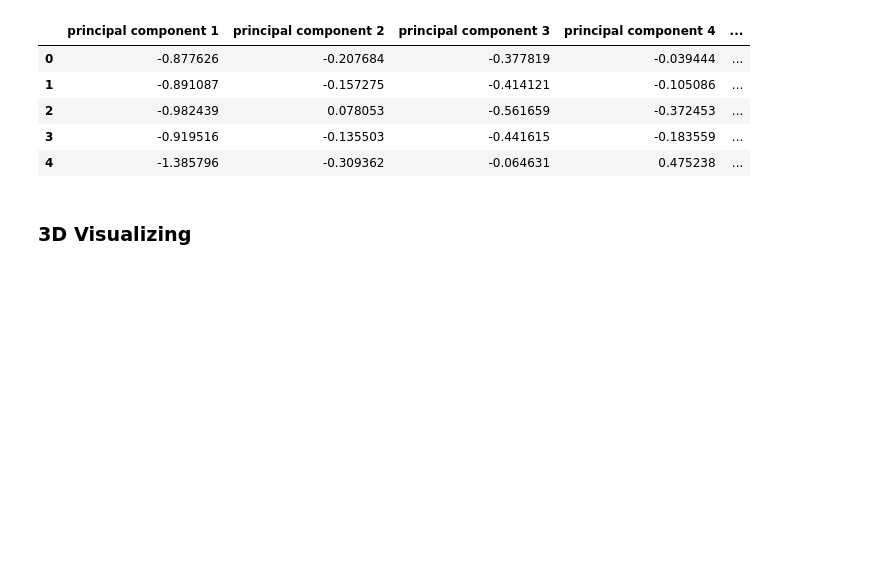
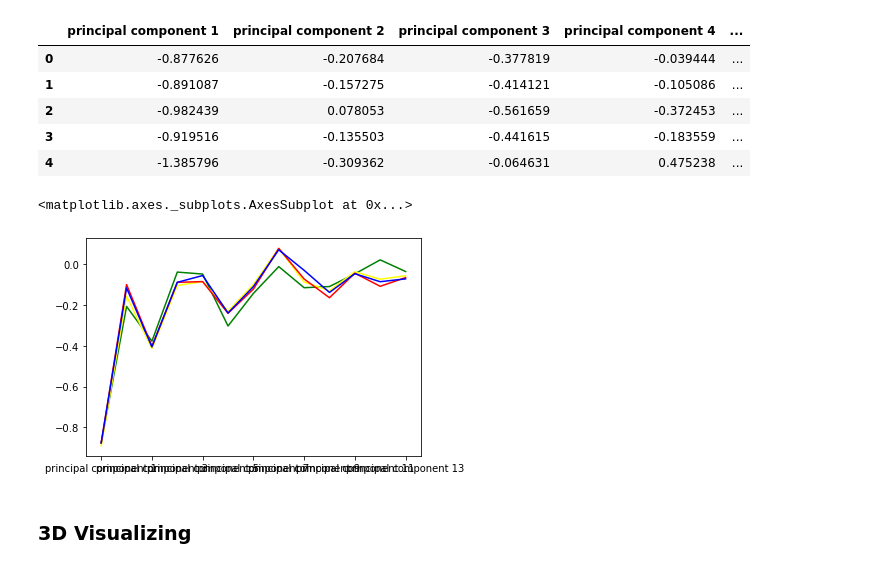
Before and after one commit to Lauro199471/CECS550_2, a Jupyter notebook: Final/Final Project.ipynb, the cells around one changed output. Drawn from its saved outputs; the diff is of its cells as text; code cells hidden in the pictures; blank space fills up the shorter version.

```diff
--- a/Final/Final Project.ipynb
+++ b/Final/Final Project.ipynb
@@ -103,6 +105,14 @@ X_training_reduced_df.head()
 | 2 | -0.982439 | 0.078053 | -0.561659 | -0.372453 | ... |
 | 3 | -0.919516 | -0.135503 | -0.441615 | -0.183559 | ... |
 | 4 | -1.385796 | -0.309362 | -0.064631 | 0.475238 | ... |
+# %%
+X_training_reduced_df.iloc[0].plot(kind='line', x='flux instance' , y ='change in flux' , color = 'green')
+X_training_reduced_df.iloc[1].plot(kind='line', x='flux instance' , y ='change in flux' , color = 'yellow')
+X_training_reduced_df.iloc[40].plot(kind='line', x='flux instance' , y ='change in flux' , color = 'red')
+X_training_reduced_df.iloc[100].plot(kind='line', x='flux instance' , y ='change in flux' , color = 'blue')
+# %% [output]
+<matplotlib.axes._subplots.AxesSubplot at 0x...>
+[figure, added]
 # %% [markdown]
 ### 3D Visualizing
 # %%
```
Also changed, not shown: parts of 2 cells of this notebook, 13 other files.
